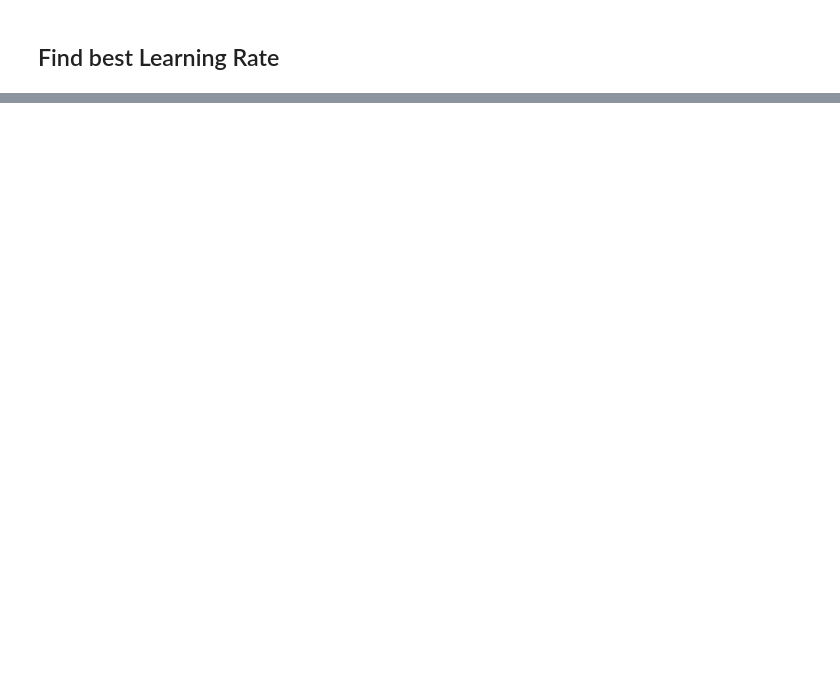
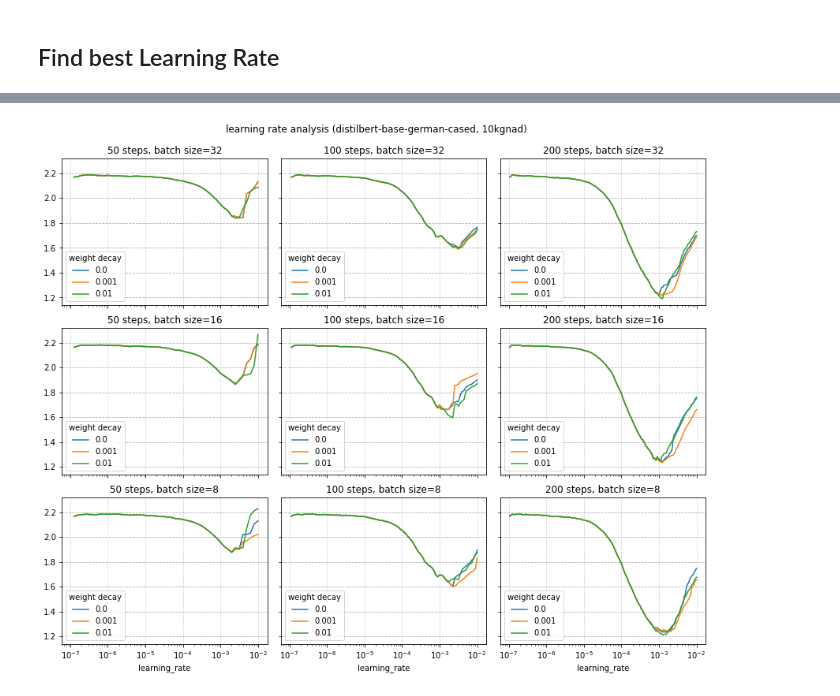
Before and after one commit to goerlitz/nlp-classification, a Jupyter notebook: notebooks/10kGNAD/colab/21e_10kGNAD_huggingface_lr_find.ipynb, the cells around one changed output, grey strips where cells are left out. Saved outputs shown, nothing was run; the diff lists cells and outputs as text; code cells hidden in the pictures; blank space fills up the shorter version.

```diff
--- a/notebooks/10kGNAD/colab/21e_10kGNAD_huggingface_lr_find.ipynb
+++ b/notebooks/10kGNAD/colab/21e_10kGNAD_huggingface_lr_find.ipynb
@@ -236,0 +279,20 @@ plt.title(f"Suggested LR: {smoothed_s.index[min_grad]:.2e}");
+# %%
+fig, axs = plt.subplots(len(steps_l), len(wd_l), figsize=(12,10), sharex=True, sharey=True)
+
+for i, steps in enumerate(steps_l):
+    for j, bs in enumerate(batch_sizes):
+        ax = axs[j,i]
+        for wd in wd_l:
+            s = losses[(steps, wd, bs)]
+            s.plot(ax=ax, label=wd)
+        ax.set_title(f"{steps} steps, batch size={bs}")
+        ax.set_xscale("log")
+        ax.grid(axis='y', linestyle='--', zorder=1)
+        ax.grid(axis='x', linestyle=':', zorder=1)
+        ax.legend(title="weight decay", loc='lower left');
+
+fig.tight_layout()
+fig.suptitle(f"learning rate analysis ({checkpoint}, 10kgnad)", size=12)
+fig.subplots_adjust(top=0.92)
+# %% [output]
+[figure, added]
```
Also changed, not shown: parts of 17 cells of this notebook.
